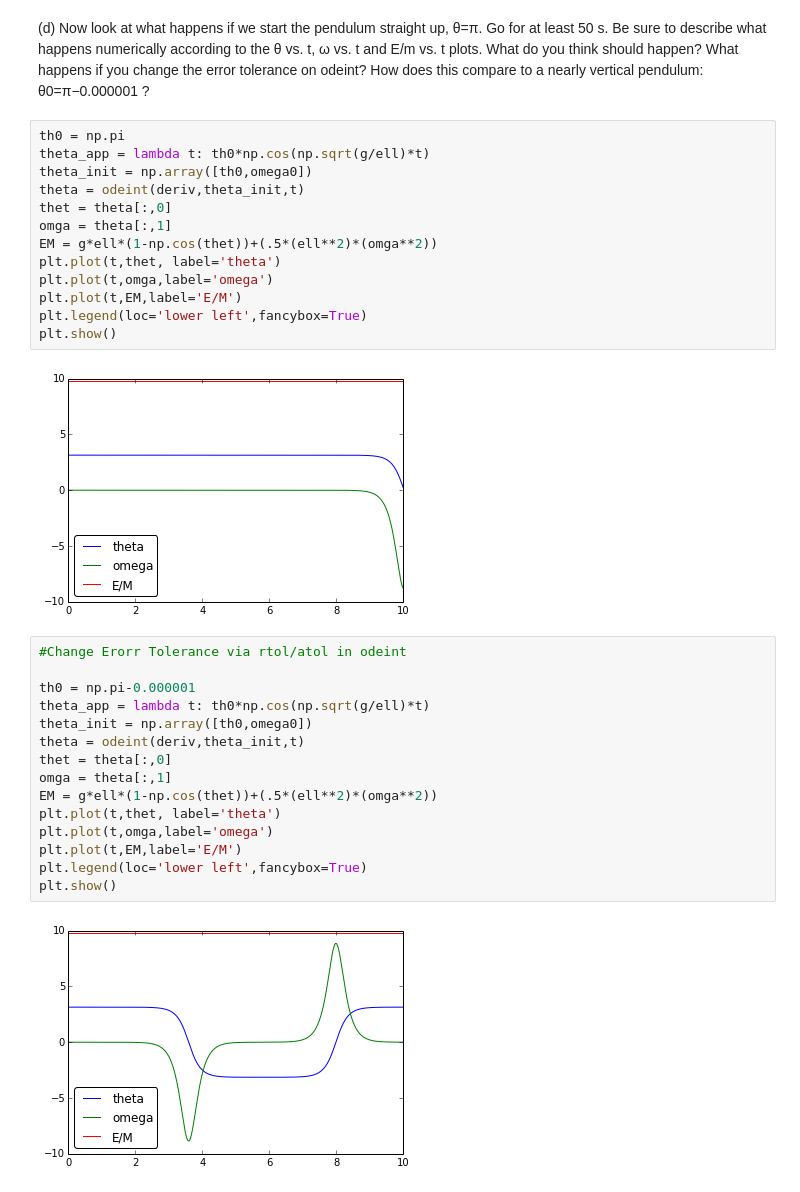
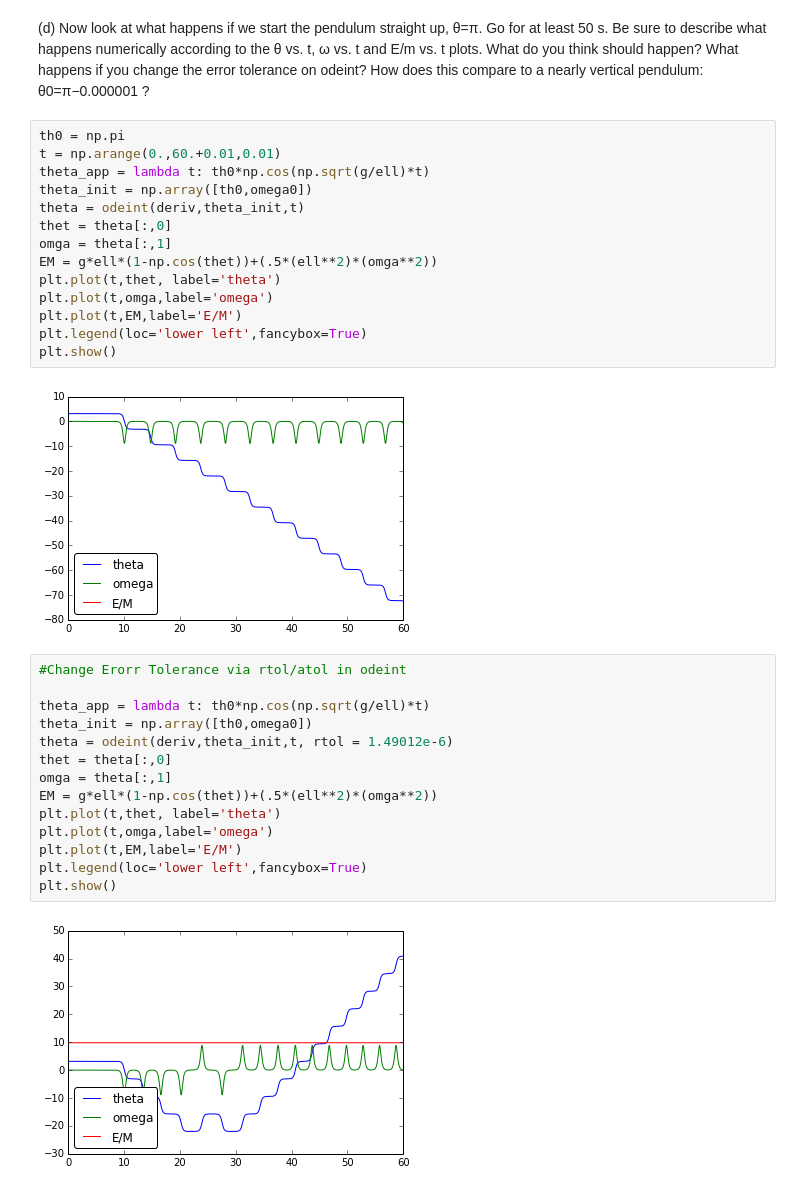
Before and after one commit to dclove202/PHYS202-S14, a Jupyter notebook: SciPy/ODEExercises.ipynb, the cells around one changed output. Cells and saved outputs as stored; diff of their text form.

```diff
--- a/SciPy/ODEExercises.ipynb
+++ b/SciPy/ODEExercises.ipynb
@@ -98,6 +98,7 @@ Energy is constant with a margin of error around 10^-5. Pretty good!
 (d) Now look at what happens if we start the pendulum straight up, θ=π. Go for at least 50 s. Be sure to describe what happens numerically according to the θ vs. t, ω vs. t and E/m vs. t plots. What do you think should happen? What happens if you change the error tolerance on odeint? How does this compare to a nearly vertical pendulum: θ0=π−0.000001 ?
 # %%
 th0 = np.pi
+t = np.arange(0.,60.+0.01,0.01)
 theta_app = lambda t: th0*np.cos(np.sqrt(g/ell)*t)
 theta_init = np.array([th0,omega0])
 theta = odeint(deriv,theta_init,t)
@@ -110,21 +111,20 @@ plt.plot(t,EM,label='E/M')
 plt.legend(loc='lower left',fancybox=True)
 plt.show()
 # %% [output]
-[figure, old version]
+[figure, new version]
 # %%
 #Change Erorr Tolerance via rtol/atol in odeint
 
-th0 = np.pi-0.000001
 theta_app = lambda t: th0*np.cos(np.sqrt(g/ell)*t)
 theta_init = np.array([th0,omega0])
-theta = odeint(deriv,theta_init,t)
+theta = odeint(deriv,theta_init,t, rtol = 1.49012e-6)
 thet = theta[:,0]
 omga = theta[:,1]
 EM = g*ell*(1-np.cos(thet))+(.5*(ell**2)*(omga**2))
 plt.plot(t,thet, label='theta')
 plt.plot(t,omga,label='omega')
 plt.plot(t,EM,label='E/M')
 plt.legend(loc='lower left',fancybox=True)
 plt.show()
 # %% [output]
-[figure, old version]
+[figure, new version]
```
Also changed, not shown: parts of 6 cells of this notebook, 1 other file.
